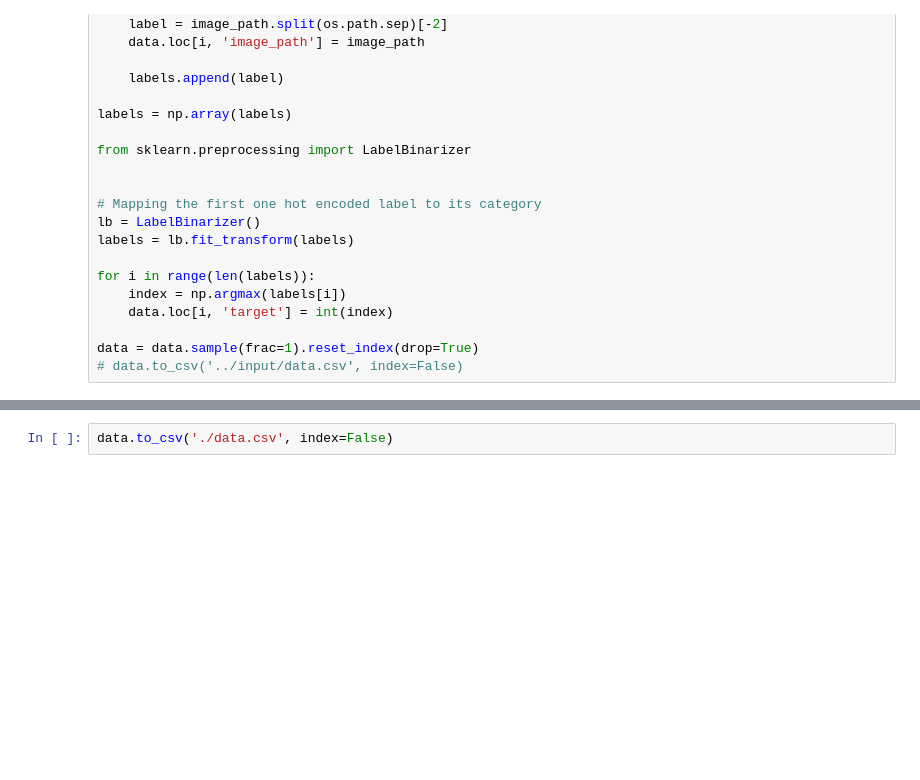
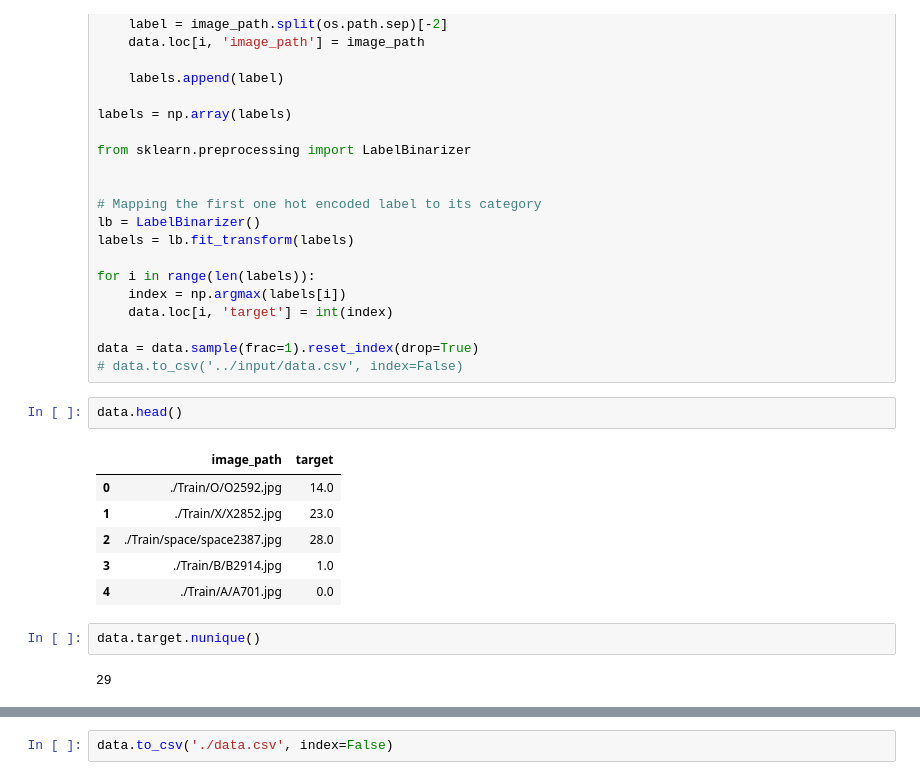
Before and after one commit to zero-aysd/american_sign_language, a Jupyter notebook: sign_lang_classifier.ipynb, the cells around one changed output, grey strips where cells are left out. Cells and saved outputs as stored; diff of their text form; blank space fills up the shorter version.

```diff
--- a/sign_lang_classifier.ipynb
+++ b/sign_lang_classifier.ipynb
@@ -61,3 +83,16 @@ for i in range(len(labels)):
 
 data = data.sample(frac=1).reset_index(drop=True)
 # data.to_csv('../input/data.csv', index=False)
+# %%
+data.head()
+# %% [output]
+|  | image_path | target |
+| 0 | ./Train/O/O2592.jpg | 14.0 |
+| 1 | ./Train/X/X2852.jpg | 23.0 |
+| 2 | ./Train/space/space2387.jpg | 28.0 |
+| 3 | ./Train/B/B2914.jpg | 1.0 |
+| 4 | ./Train/A/A701.jpg | 0.0 |
+# %%
+data.target.nunique()
+# %% [output]
+29
```
Also changed, not shown: parts of 30 cells of this notebook, 2 other files.
